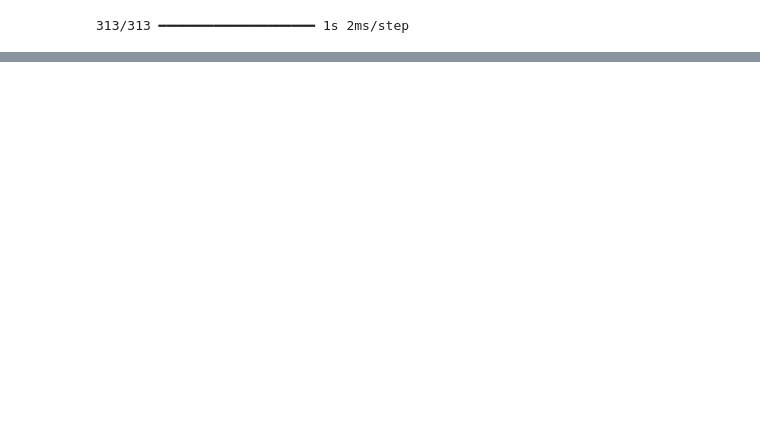
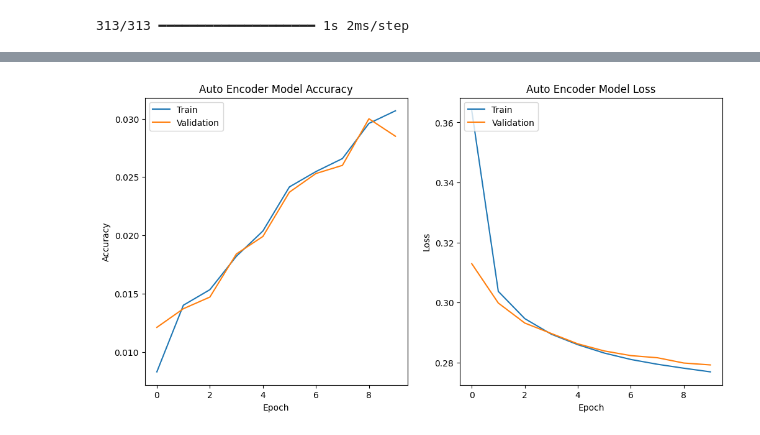
Before and after one commit to Gunjan125/Deep-AutoEncoder-for-Fashion-MNIST, a Jupyter notebook: autoencoders.ipynb, the cells around one changed output, grey strips where cells are left out. Cells and saved outputs as stored; diff of their text form; code cells hidden in the pictures; blank space fills up the shorter version.

Commit message:
Kaggle Notebook | AutoEncoders for Fashion MNIST | Version 2

```diff
--- a/autoencoders.ipynb
+++ b/autoencoders.ipynb
@@ -138,0 +155,28 @@ plt.show()
+# %%
+# Define the function to create plots
+def plot_curves(history,title):
+    plt.figure(figsize=(12,6))
+
+    # Plot training and validation accuracy values
+    plt.subplot(1, 2, 1)
+    plt.plot(history.history['accuracy'])
+    plt.plot(history.history['val_accuracy'])
+    plt.title(f'{title} Model Accuracy')
+    plt.xlabel('Epoch')
+    plt.ylabel('Accuracy')
+    plt.legend(['Train', 'Validation'], loc='upper left')
+
+    # Plot training & validation loss values
+    plt.subplot(1, 2, 2)
+    plt.plot(history.history['loss'])
+    plt.plot(history.history['val_loss'])
+    plt.title(f'{title} Model Loss')
+    plt.xlabel('Epoch')
+    plt.ylabel('Loss')
+    plt.legend(['Train', 'Validation'], loc='upper left')
+
+    plt.show()
+# %%
+plot_curves(history, "Auto Encoder")
+# %% [output]
+[figure, added]
```
Also changed, not shown: parts of 4 cells of this notebook.
